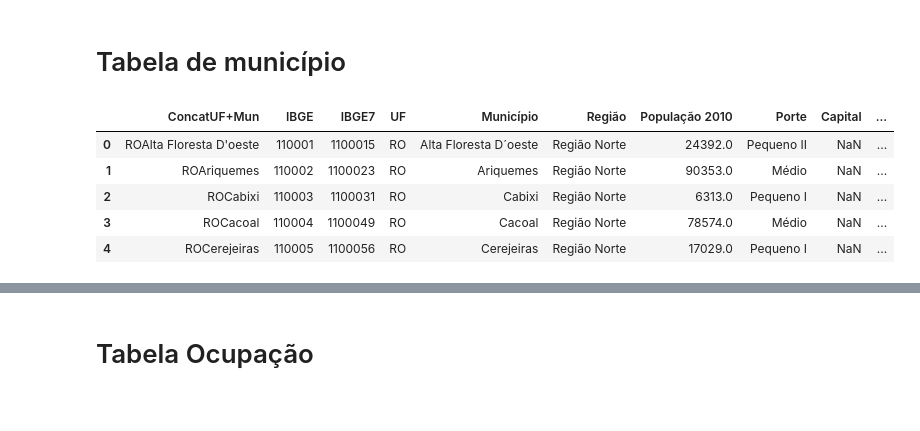
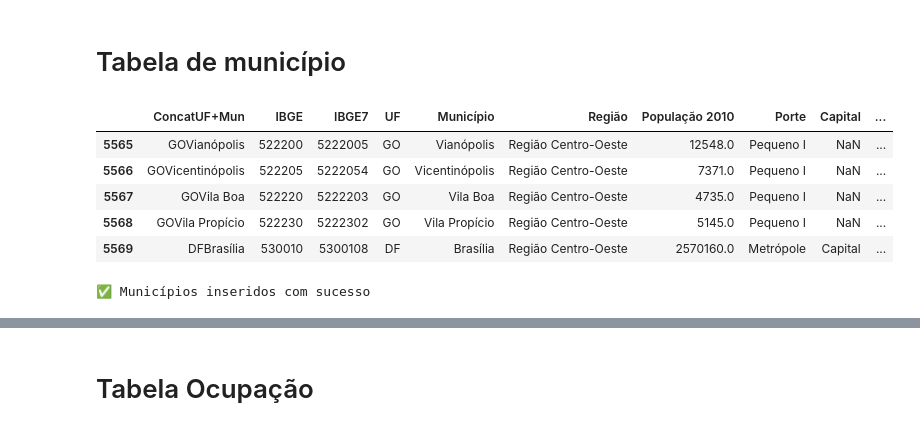
Before and after one commit to caiogoia123/Projeto_Final_BI, a Jupyter notebook: Projeto_Final.ipynb, the cells around one changed output, grey strips where cells are left out. Cells and saved outputs as stored; diff of their text form; code cells hidden in the pictures.

Commit message:
Filtrando dados de municipio

```diff
--- a/Projeto_Final.ipynb
+++ b/Projeto_Final.ipynb
@@ -342,11 +547,11 @@ df.tail(10)
 # %%
 df_mun = pd.read_csv('lista_mun.csv', sep=';', encoding='latin-1')
 # %%
-df_mun.head()
+df_mun.tail()
 # %% [output]
 |  | ConcatUF+Mun | IBGE | IBGE7 | UF | Município | Região | População 2010 | Porte | Capital | ... |
-| 0 | ROAlta Floresta D'oeste | 110001 | 1100015 | RO | Alta Floresta D´oeste | Região Norte | 24392.0 | Pequeno II | NaN | ... |
-| 1 | ROAriquemes | 110002 | 1100023 | RO | Ariquemes | Região Norte | 90353.0 | Médio | NaN | ... |
-| 2 | ROCabixi | 110003 | 1100031 | RO | Cabixi | Região Norte | 6313.0 | Pequeno I | NaN | ... |
-| 3 | ROCacoal | 110004 | 1100049 | RO | Cacoal | Região Norte | 78574.0 | Médio | NaN | ... |
-| 4 | ROCerejeiras | 110005 | 1100056 | RO | Cerejeiras | Região Norte | 17029.0 | Pequeno I | NaN | ... |
+| 5565 | GOVianópolis | 522200 | 5222005 | GO | Vianópolis | Região Centro-Oeste | 12548.0 | Pequeno I | NaN | ... |
+| 5566 | GOVicentinópolis | 522205 | 5222054 | GO | Vicentinópolis | Região Centro-Oeste | 7371.0 | Pequeno I | NaN | ... |
+| 5567 | GOVila Boa | 522220 | 5222203 | GO | Vila Boa | Região Centro-Oeste | 4735.0 | Pequeno I | NaN | ... |
+| 5568 | GOVila Propício | 522230 | 5222302 | GO | Vila Propício | Região Centro-Oeste | 5145.0 | Pequeno I | NaN | ... |
+| 5569 | DFBrasília | 530010 | 5300108 | DF | Brasília | Região Centro-Oeste | 2570160.0 | Metrópole | Capital | ... |
@@ -371,3 +558,33 @@ conn.close()
+# %%
+conn = sqlite3.connect("Banco")
+cursor = conn.cursor()
+
+for _, row in df_mun.iterrows():
+    cd_mun = int(row["IBGE"]) if row["IBGE"] != -1 else -1
+    nm_mun = row["Município"]
+    porte = row["Porte"]
+
+    # Extrair 2 primeiros dígitos do IBGE (CD_ESTADO)
+    cd_estado = int(str(row["IBGE"]).zfill(7)[:2]) if row["IBGE"] != -1 else None
+
+    # Buscar SK_ESTADO
+    sk_estado = None
+    if cd_estado:
+        cursor.execute("SELECT SK_ESTADO FROM DWCD_ESTADO WHERE CD_ESTADO = ?", (cd_estado,))
+        result = cursor.fetchone()
+        sk_estado = result[0] if result else None
+
+    cursor.execute("""
+        INSERT OR IGNORE INTO DWCD_MUNICIPIO
+        (CD_MUNICIPIO, NM_MUNICIPIO, SK_ESTADO, DS_PORTE, ST_SITUACAO, DT_CARGA)
+        VALUES (?, ?, ?, ?, 'A', ?)
+    """, (cd_mun, nm_mun, sk_estado, porte, datetime.now().strftime("%Y-%m-%d %H:%M:%S")))
+
+conn.commit()
+conn.close()
+print("✅ Municípios inseridos com sucesso")
+# %% [output]
+✅ Municípios inseridos com sucesso
 # %%
 # Conexão
 conn = sqlite3.connect("Banco")
```
Also changed, not shown: parts of 38 cells of this notebook.
